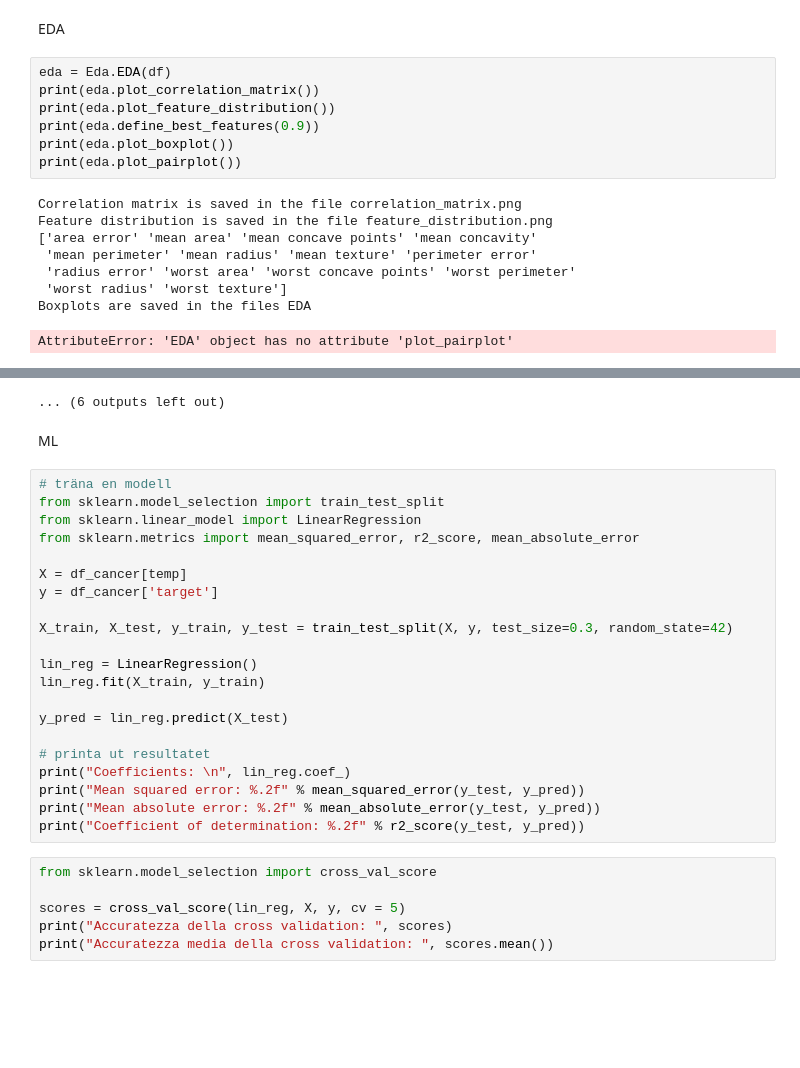
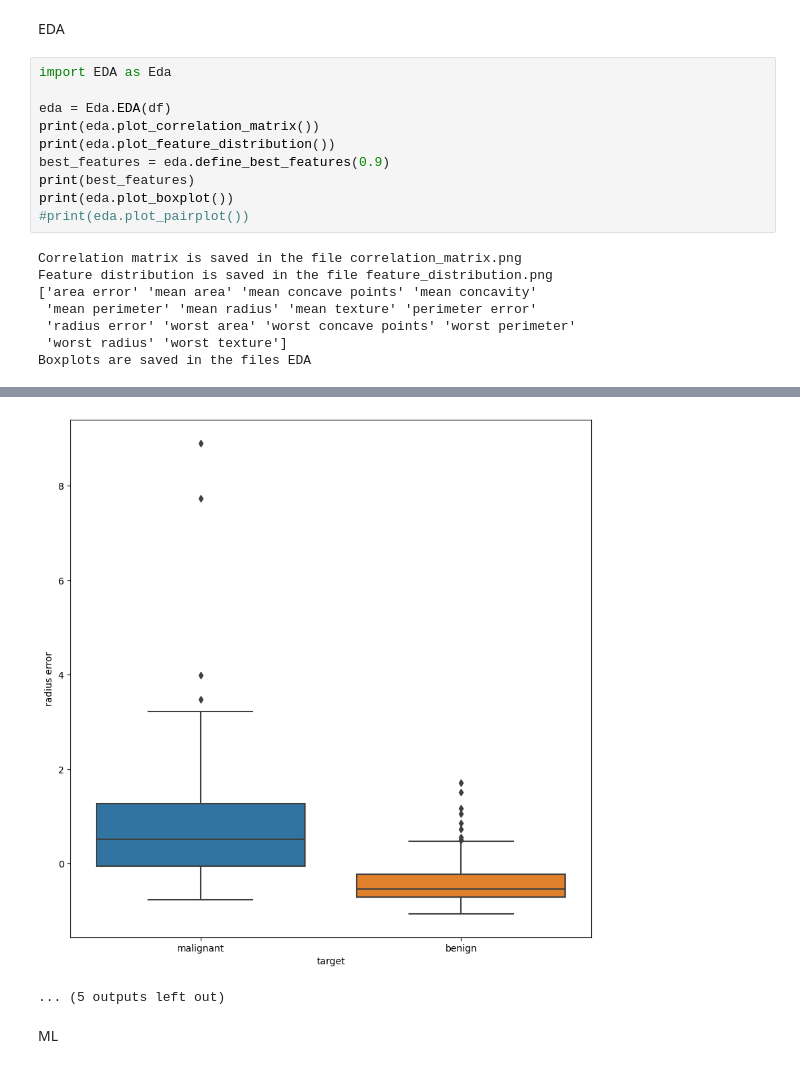
Before and after one commit to OnizukaPy/jensen, a Jupyter notebook: Tillämpad AI, datautvinning, maskininlärning och deep learning/ML/inläminingsuppgift/Project ML.ipynb, the cells around one changed output, grey strips where cells are left out. Drawn from its saved outputs; the diff is of its cells as text; blank space fills up the shorter version.

```diff
--- a/Tillämpad AI, datautvinning, maskininlärning och deep learning/ML/inläminingsuppgift/Project ML.ipynb
+++ b/Tillämpad AI, datautvinning, maskininlärning och deep learning/ML/inläminingsuppgift/Project ML.ipynb
@@ -36,58 +35,34 @@ print("Datasetet är laddat.\n")
 # %% [markdown]
 EDA
 # %%
+import EDA as Eda
+
 eda = Eda.EDA(df)
 print(eda.plot_correlation_matrix())
 print(eda.plot_feature_distribution())
-print(eda.define_best_features(0.9))
+best_features = eda.define_best_features(0.9)
+print(best_features)
 print(eda.plot_boxplot())
-print(eda.plot_pairplot())
+#print(eda.plot_pairplot())
 # %% [output]
 Correlation matrix is saved in the file correlation_matrix.png
 Feature distribution is saved in the file feature_distribution.png
 ['area error' 'mean area' 'mean concave points' 'mean concavity'
  'mean perimeter' 'mean radius' 'mean texture' 'perimeter error'
  'radius error' 'worst area' 'worst concave points' 'worst perimeter'
  'worst radius' 'worst texture']
 Boxplots are saved in the files EDA
-AttributeError: 'EDA' object has no attribute 'plot_pairplot'
 [figure]
 [figure]
 [figure]
 [figure]
 [figure]
 [figure]
 [figure]
 [figure]
 [figure]
 [figure]
-... (6 outputs left out)
+[figure, added]
+... (5 outputs left out)
 # %% [markdown]
 ML
-# %%
-# träna en modell
-from sklearn.model_selection import train_test_split
-from sklearn.linear_model import LinearRegression
-from sklearn.metrics import mean_squared_error, r2_score, mean_absolute_error
-
-X = df_cancer[temp]
-y = df_cancer['target']
-
-X_train, X_test, y_train, y_test = train_test_split(X, y, test_size=0.3, random_state=42)
-
-lin_reg = LinearRegression()
-lin_reg.fit(X_train, y_train)
-
-y_pred = lin_reg.predict(X_test)
-
-# printa ut resultatet
-print("Coefficients: \n", lin_reg.coef_)
-print("Mean squared error: %.2f" % mean_squared_error(y_test, y_pred))
-print("Mean absolute error: %.2f" % mean_absolute_error(y_test, y_pred))
-print("Coefficient of determination: %.2f" % r2_score(y_test, y_pred))
-# %%
-from sklearn.model_selection import cross_val_score
-
-scores = cross_val_score(lin_reg, X, y, cv = 5)
-print("Accuratezza della cross validation: ", scores)
-print("Accuratezza media della cross validation: ", scores.mean())
```
Also changed, not shown: parts of 6 cells of this notebook, 3 other files.
